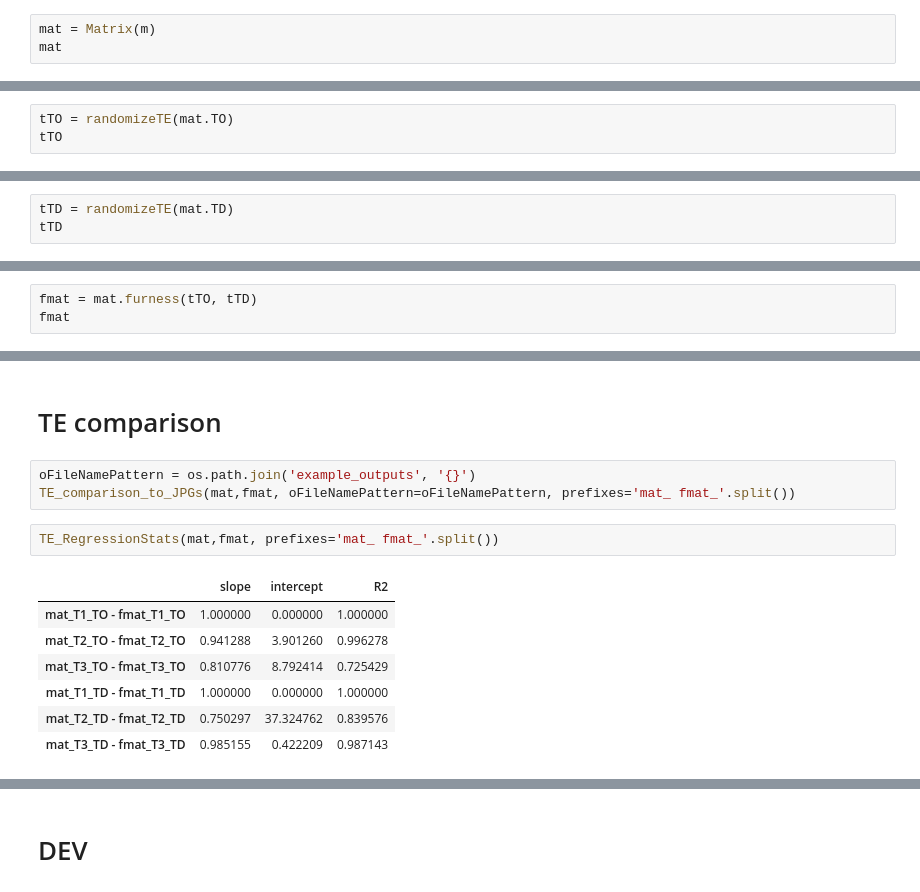
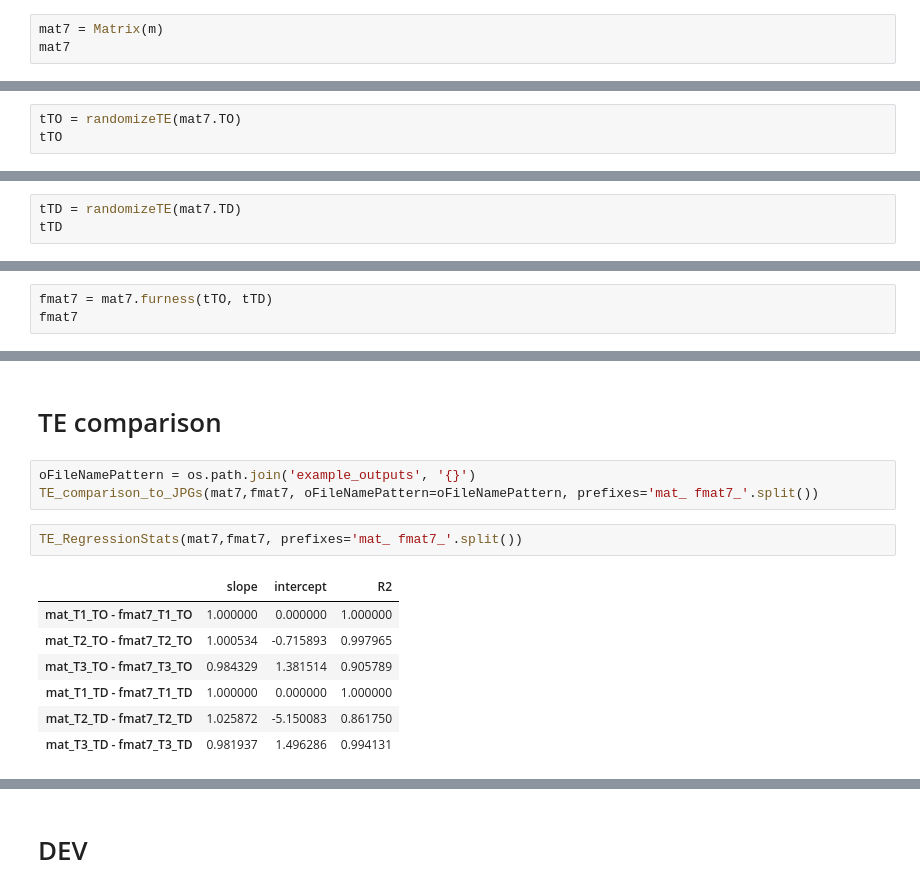
Before and after one commit to jabellcu/TPlanning_matrices, a Jupyter notebook: MatrixExamples.ipynb, the cells around one changed output, grey strips where cells are left out. Cells and saved outputs as stored; diff of their text form.

```diff
--- a/MatrixExamples.ipynb
+++ b/MatrixExamples.ipynb
@@ -45,8 +46,8 @@ m
 |  | 6 | 1 | 48 | 10 |
 |  | 7 | 0 | 49 | 0 |
 # %%
-mat = Matrix(m)
-mat
+mat7 = Matrix(m)
+mat7
 # %% [output]
 |  |  | T1 | T2 | T3 |
 | O | D |  |  |  |
@@ -254,7 +255,7 @@ DIST
 |  | 148 | 10935.56100 |
 22137 rows × 1 columns
 # %%
-tTO = randomizeTE(mat.TO)
+tTO = randomizeTE(mat7.TO)
 tTO
 # %% [output]
 |  | T1 | T2 | T3 |
@@ -269,5 +270,5 @@ tTO
 # %%
-tTD = randomizeTE(mat.TD)
+tTD = randomizeTE(mat7.TD)
 tTD
 # %% [output]
 |  | T1 | T2 | T3 |
@@ -282,6 +283,6 @@ tTD
 # %%
-fmat = mat.furness(tTO, tTD)
-fmat
+fmat7 = mat7.furness(tTO, tTD)
+fmat7
 # %% [output]
 |  |  | T1 | T2 | T3 |
 | O | D |  |  |  |
@@ -513,14 +514,14 @@ TLD_cols_to_JPGs(ex_TLD, oFileNamePattern)
 # TE comparison
 # %%
 oFileNamePattern = os.path.join('example_outputs', '{}')
-TE_comparison_to_JPGs(mat,fmat, oFileNamePattern=oFileNamePattern, prefixes='mat_ fmat_'.split())
+TE_comparison_to_JPGs(mat7,fmat7, oFileNamePattern=oFileNamePattern, prefixes='mat_ fmat7_'.split())
 # %%
-TE_RegressionStats(mat,fmat, prefixes='mat_ fmat_'.split())
+TE_RegressionStats(mat7,fmat7, prefixes='mat_ fmat7_'.split())
 # %% [output]
 |  | slope | intercept | R2 |
-| mat_T1_TO - fmat_T1_TO | 1.000000 | 0.000000 | 1.000000 |
-| mat_T2_TO - fmat_T2_TO | 0.941288 | 3.901260 | 0.996278 |
-| mat_T3_TO - fmat_T3_TO | 0.810776 | 8.792414 | 0.725429 |
-| mat_T1_TD - fmat_T1_TD | 1.000000 | 0.000000 | 1.000000 |
-| mat_T2_TD - fmat_T2_TD | 0.750297 | 37.324762 | 0.839576 |
-| mat_T3_TD - fmat_T3_TD | 0.985155 | 0.422209 | 0.987143 |
+| mat_T1_TO - fmat7_T1_TO | 1.000000 | 0.000000 | 1.000000 |
+| mat_T2_TO - fmat7_T2_TO | 1.000534 | -0.715893 | 0.997965 |
+| mat_T3_TO - fmat7_T3_TO | 0.984329 | 1.381514 | 0.905789 |
+| mat_T1_TD - fmat7_T1_TD | 1.000000 | 0.000000 | 1.000000 |
+| mat_T2_TD - fmat7_T2_TD | 1.025872 | -5.150083 | 0.861750 |
+| mat_T3_TD - fmat7_T3_TD | 0.981937 | 1.496286 | 0.994131 |
```
Also changed, not shown: parts of 20 cells of this notebook, 7 other files.
